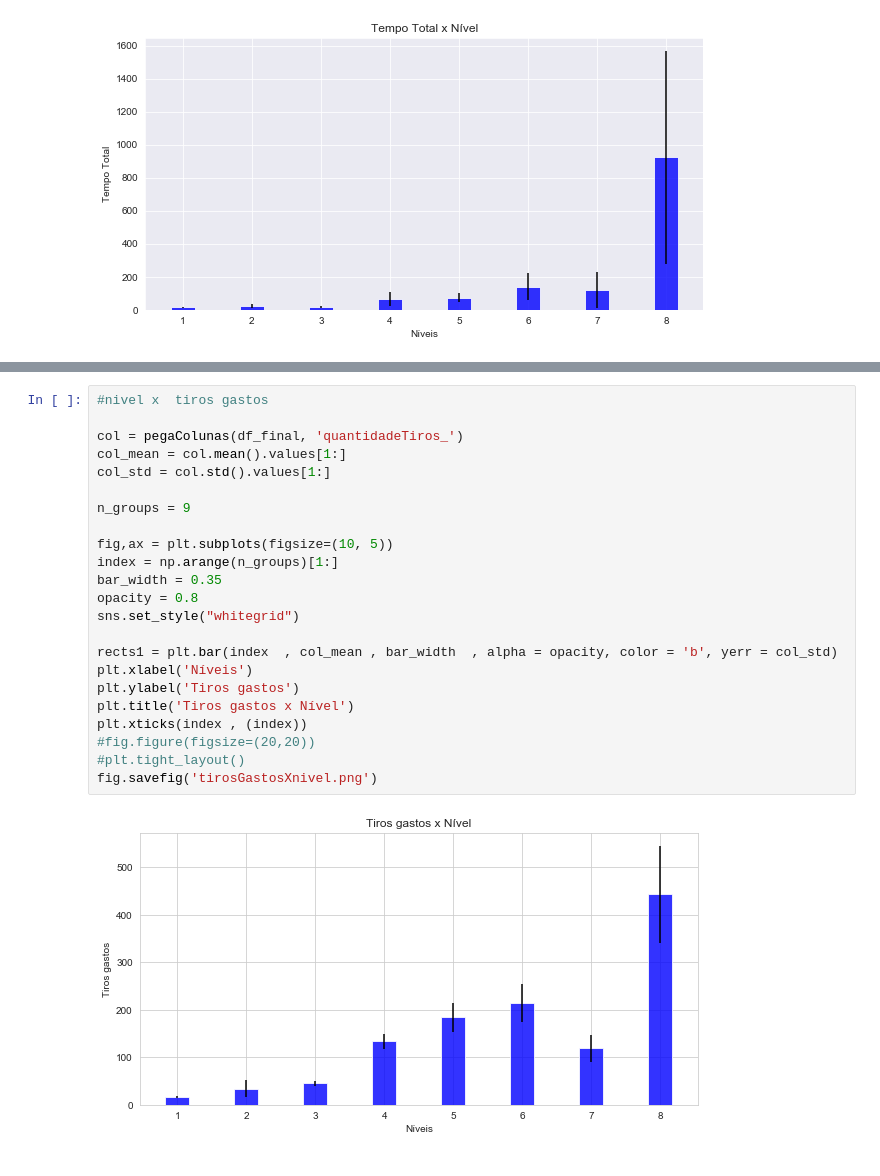
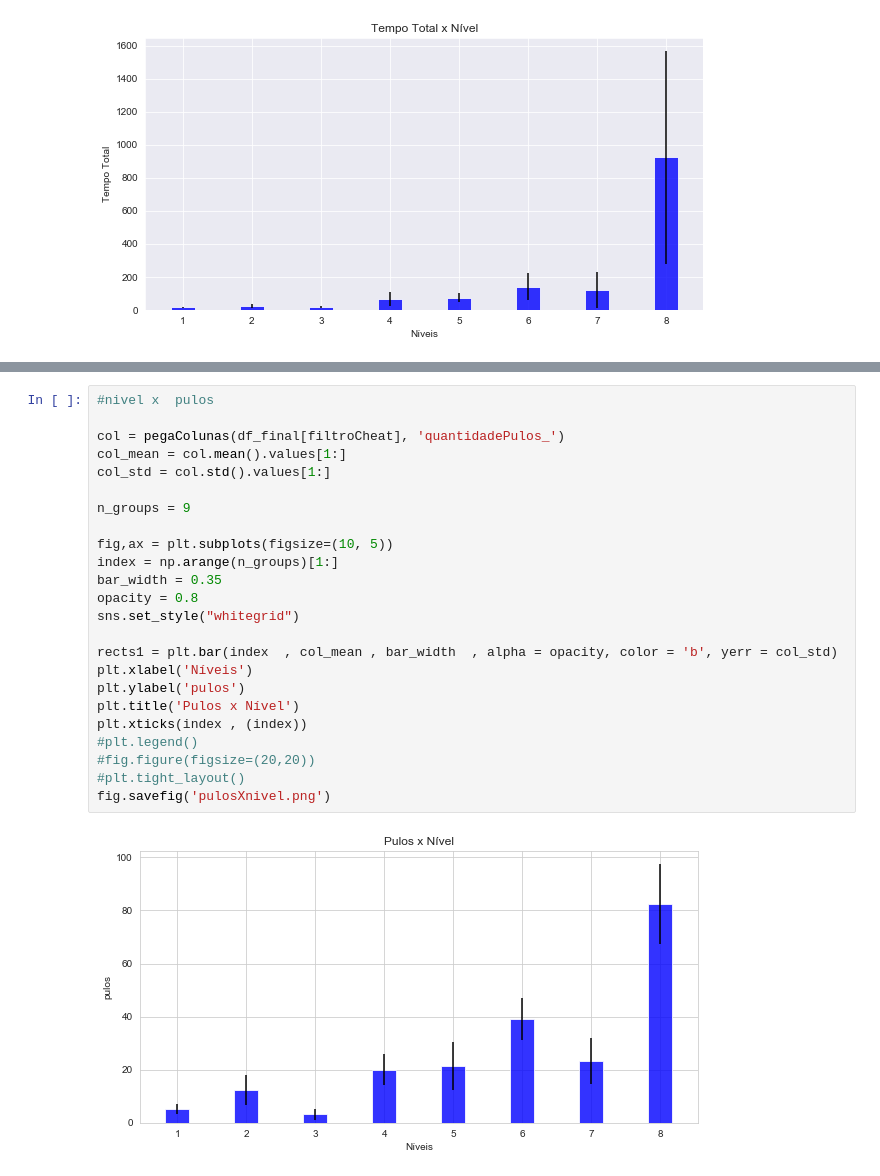
Before and after one commit to wagneralbjr/tcc-dda, a Jupyter notebook: Trata Dados TCC.ipynb, the cells around one changed output, grey strips where cells are left out. Drawn from its saved outputs; the diff is of its cells as text.

```diff
--- a/Trata Dados TCC.ipynb
+++ b/Trata Dados TCC.ipynb
@@ -483,26 +484,27 @@ fig.savefig('tirosErradosXnivel.png')
 # %%
-#nivel x  tiros gastos
+#nivel x  pulos
 
-col = pegaColunas(df_final, 'quantidadeTiros_')
+col = pegaColunas(df_final[filtroCheat], 'quantidadePulos_')
 col_mean = col.mean().values[1:]
 col_std = col.std().values[1:]
 
 n_groups = 9
 
 fig,ax = plt.subplots(figsize=(10, 5))
 index = np.arange(n_groups)[1:]
 bar_width = 0.35
 opacity = 0.8
 sns.set_style("whitegrid")
 
 rects1 = plt.bar(index  , col_mean , bar_width  , alpha = opacity, color = 'b', yerr = col_std)
 plt.xlabel('Níveis')
-plt.ylabel('Tiros gastos')
-plt.title('Tiros gastos x Nível')
+plt.ylabel('pulos')
+plt.title('Pulos x Nível')
 plt.xticks(index , (index))
+#plt.legend()
 #fig.figure(figsize=(20,20))
 #plt.tight_layout()
-fig.savefig('tirosGastosXnivel.png')
+fig.savefig('pulosXnivel.png')
 # %% [output]
-[figure, old version]
+[figure, new version]
 # %%
```
Also changed, not shown: parts of 5 cells of this notebook, 6 other files.
